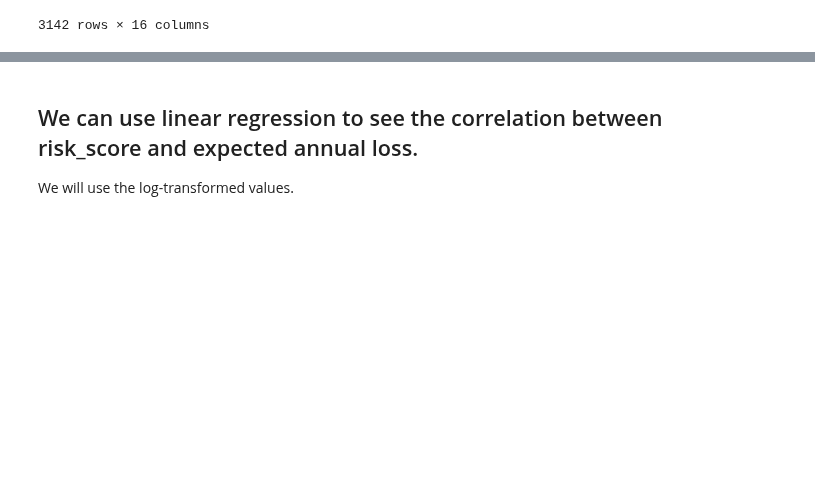
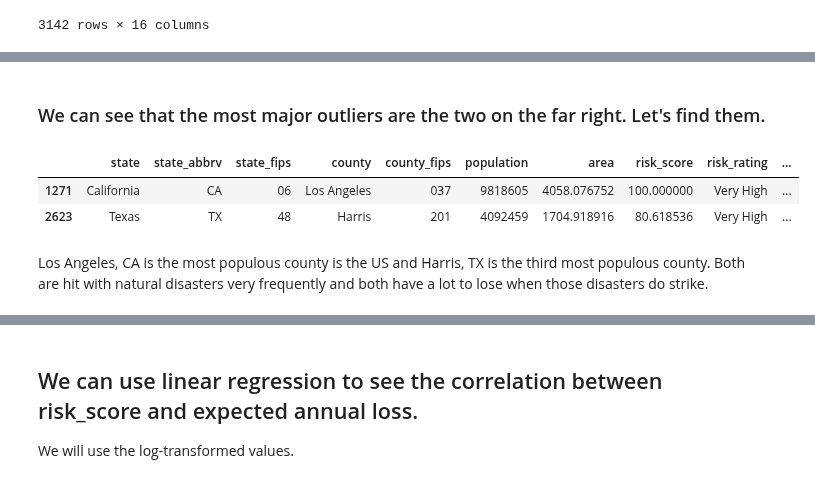
Before and after one commit to tyler-le/Natural-Disaster-Analysis, a Jupyter notebook: EDACheckpointGroup013-Wi22.ipynb, the cells around one changed output, grey strips where cells are left out. Cells and saved outputs as stored; diff of their text form; code cells hidden in the pictures; blank space fills up the shorter version.

```diff
--- a/EDACheckpointGroup013-Wi22.ipynb
+++ b/EDACheckpointGroup013-Wi22.ipynb
@@ -182,0 +190,11 @@ Image(filename='images/eal_choropleth.png')
+# %% [markdown]
+### We can see that the most major outliers are the two on the far right. Let's find them.
+# %%
+outliers = df_nri[df_nri['risk_score'] > 80]
+outliers
+# %% [output]
+|  | state | state_abbrv | state_fips | county | county_fips | population | area | risk_score | risk_rating | ... |
+| 1271 | California | CA | 06 | Los Angeles | 037 | 9818605 | 4058.076752 | 100.000000 | Very High | ... |
+| 2623 | Texas | TX | 48 | Harris | 201 | 4092459 | 1704.918916 | 80.618536 | Very High | ... |
+# %% [markdown]
+Los Angeles, CA is the most populous county is the US and Harris, TX is the third most populous county. Both are hit with natural disasters very frequently and both have a lot to lose when those disasters do strike.
```
Also changed, not shown: parts of 26 cells of this notebook, 1 other file.
